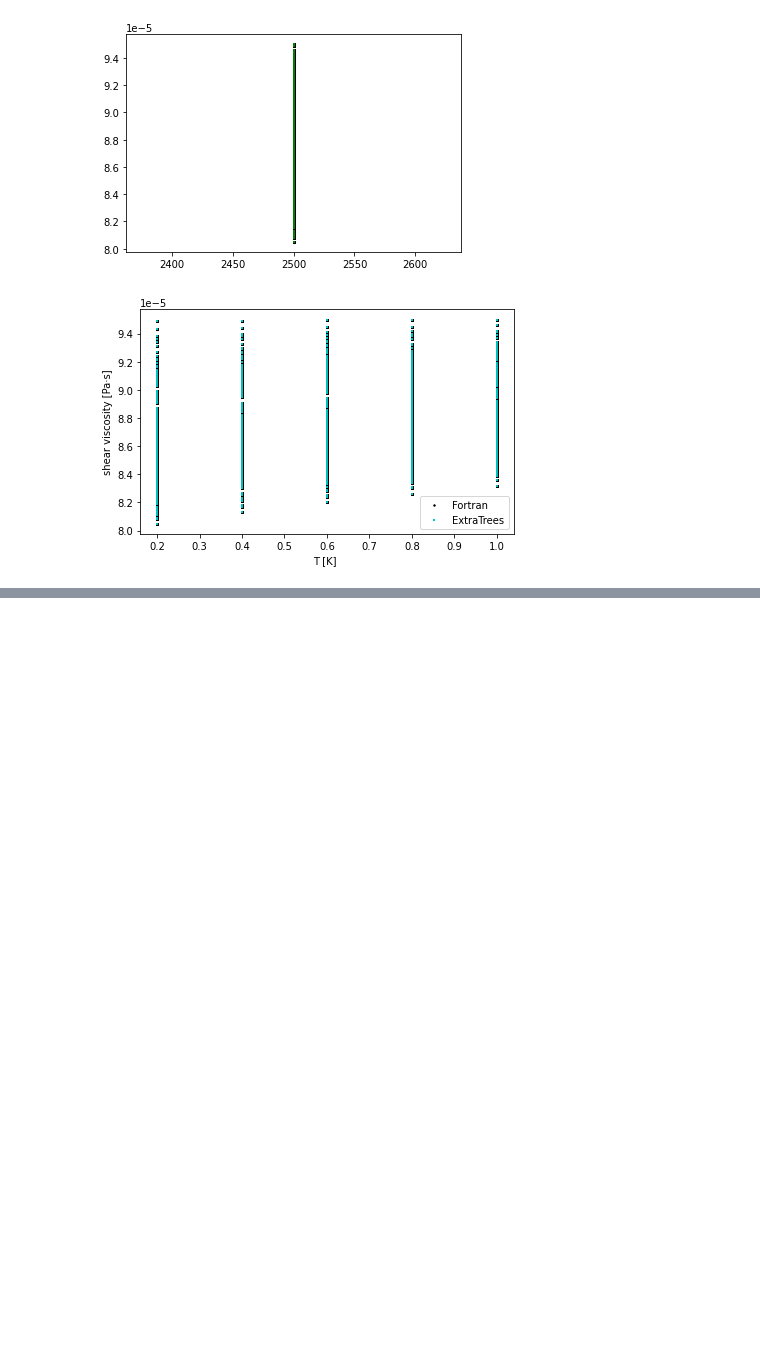
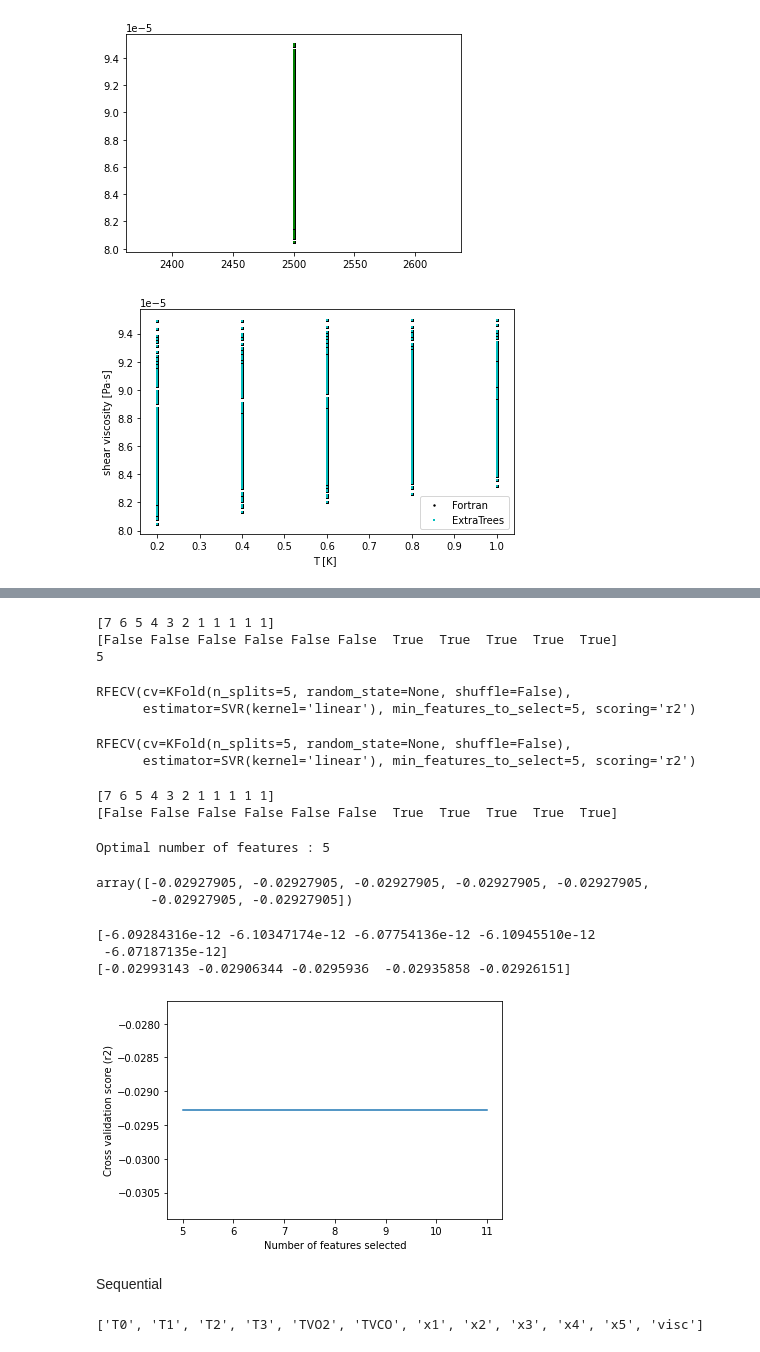
Before and after one commit to lkampoli/Feature_Selection, a Jupyter notebook: data/MT/RF_shear.ipynb, the cells around one changed output, grey strips where cells are left out. Drawn from its saved outputs; the diff is of its cells as text; code cells hidden in the pictures; blank space fills up the shorter version.

```diff
--- a/data/MT/RF_shear.ipynb
+++ b/data/MT/RF_shear.ipynb
@@ -609,0 +663,13 @@ plt.show()
+# %%
+# Create the RFE object and rank each pixel
+svc = SVR(kernel="linear", C=1)
+rfe = RFE(estimator=svc, n_features_to_select=5, step=1)
+rfe.fit(X, y.ravel())
+ranking = rfe.ranking_.reshape(X[0].shape)
+print(ranking)  # ранжирование признаков
+print(rfe.support_) # массив, указыв. был выбран признак или нет
+print(rfe.n_features_) #
+# %% [output]
+[7 6 5 4 3 2 1 1 1 1 1]
+[False False False False False False  True  True  True  True  True]
+5
@@ -609,0 +681,64 @@ plt.show()
+# %%
+# Create the RFE object and compute a cross-validated score.
+svc = SVR(kernel="linear")
+min_features_to_select = 5  # Minimum number of features to consider
+rfecv = RFECV(
+    estimator=svc,
+    step=1,
+    cv=KFold(n_splits=5),
+    scoring="r2",
+    min_features_to_select=min_features_to_select,
+)
+rfecv.fit(X, y.ravel())
+# %% [output]
+RFECV(cv=KFold(n_splits=5, random_state=None, shuffle=False),
+      estimator=SVR(kernel='linear'), min_features_to_select=5, scoring='r2')
+# %%
+rfecv.fit(x_train, y_train.ravel())
+# %% [output]
+RFECV(cv=KFold(n_splits=5, random_state=None, shuffle=False),
+      estimator=SVR(kernel='linear'), min_features_to_select=5, scoring='r2')
+# %%
+print(rfecv.ranking_)  # ранжирование признаков
+print(rfecv.support_) # массив, указыв. был выбран признак или нет
+# %% [output]
+[7 6 5 4 3 2 1 1 1 1 1]
+[False False False False False False  True  True  True  True  True]
+# %%
+print("Optimal number of features : %d" % rfecv.n_features_)
+# %% [output]
+Optimal number of features : 5
+# %%
+rfecv.grid_scores_  # представьте баллы перекрестной валидации
+# %% [output]
+array([-0.02927905, -0.02927905, -0.02927905, -0.02927905, -0.02927905,
+       -0.02927905, -0.02927905])
+# %%
+scores = cross_validate(rfecv, X, y.ravel(),
+                        scoring = ('r2', 'neg_mean_squared_error'),
+                        return_train_score = True)
+print(scores['test_neg_mean_squared_error'])
+print(scores['train_r2'])
+# %% [output]
+[-6.09284316e-12 -6.10347174e-12 -6.07754136e-12 -6.10945510e-12
+ -6.07187135e-12]
+[-0.02993143 -0.02906344 -0.0295936  -0.02935858 -0.02926151]
+# %%
+# Plot number of features VS. cross-validation scores
+plt.figure()
+plt.xlabel("Number of features selected")
+plt.ylabel("Cross validation score (r2)")
+plt.plot(
+    range(min_features_to_select, len(rfecv.grid_scores_) + min_features_to_select),
+    rfecv.grid_scores_,
+)
+plt.show()
+# %% [output]
+[figure, added]
+# %% [markdown]
+Sequential
+# %%
+cols1 = ["T0","T1", "T2", "T3","TVO2","TVCO","x1","x2","x3","x4","x5","visc"]
+cols1
+# %% [output]
+['T0', 'T1', 'T2', 'T3', 'TVO2', 'TVCO', 'x1', 'x2', 'x3', 'x4', 'x5', 'visc']
```
Also changed, not shown: parts of 64 cells of this notebook.
